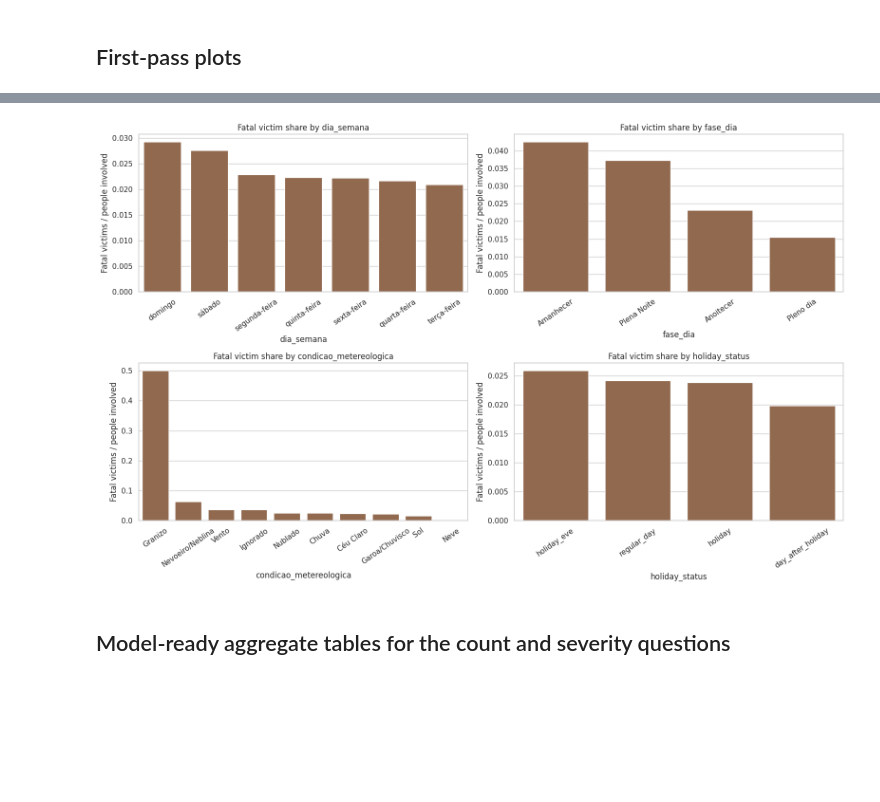
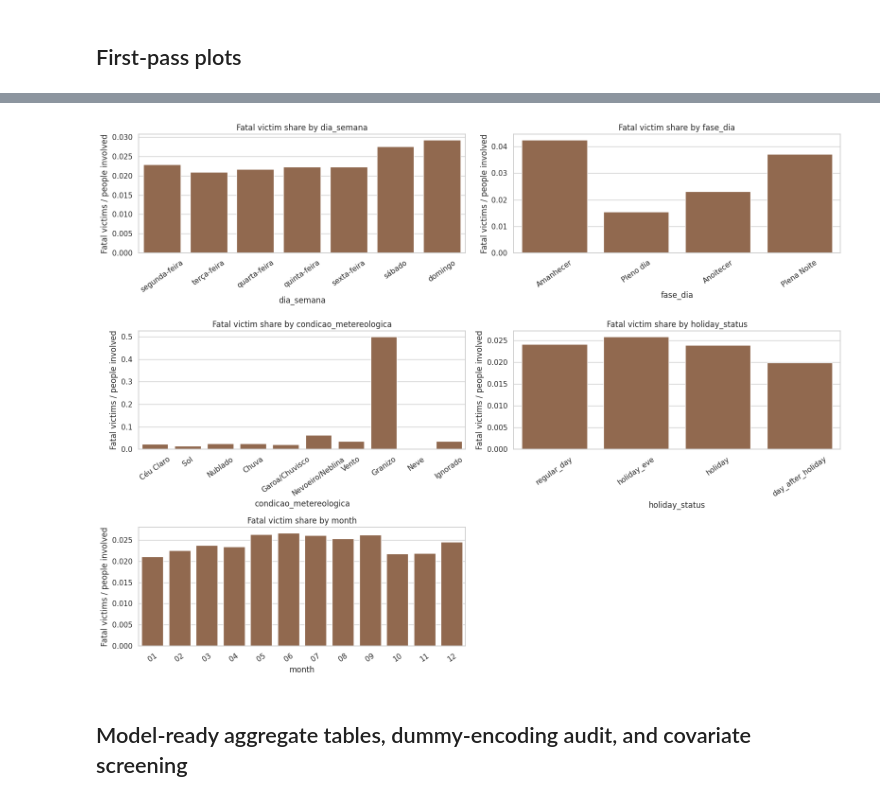
Before and after one commit to alwolmer/radar-prf-101, a Jupyter notebook: notebooks/eda-p2.ipynb, the cells around one changed output, grey strips where cells are left out. Saved outputs shown, nothing was run; the diff lists cells and outputs as text; code cells hidden in the pictures; blank space fills up the shorter version.

```diff
--- a/notebooks/eda-p2.ipynb
+++ b/notebooks/eda-p2.ipynb
@@ -185,6 +649,7 @@ analysis_df = canonical_accidents.copy()
 analysis_df["timestamp"] = pd.to_datetime(analysis_df["timestamp"], errors="coerce")
 analysis_df["accident_date"] = analysis_df["timestamp"].dt.date
 analysis_df["year"] = pd.to_numeric(analysis_df["year"], errors="coerce").astype("Int64")
+analysis_df["month"] = analysis_df["timestamp"].dt.month.astype("Int64")
 analysis_df["mortos"] = pd.to_numeric(analysis_df["mortos"], errors="coerce").fillna(0)
 analysis_df["pessoas"] = pd.to_numeric(analysis_df["pessoas"], errors="coerce").fillna(0)
 analysis_df["fatal_victims_occ"] = pd.to_numeric(
@@ -318,18 +793,25 @@ category_year_summaries_df.head(20)
 # %% [markdown]
 ## First-pass plots
 # %%
-fig, axes = plt.subplots(2, 2, figsize=(16, 10))
-axes = axes.ravel()
+plot_categories = CATEGORY_COLUMNS
+ncols = 2
+nrows = int(np.ceil(len(plot_categories) / ncols))
+fig, axes = plt.subplots(nrows, ncols, figsize=(16, 4 * nrows))
+axes = np.atleast_1d(axes).ravel()
 
-for axis, category in zip(axes, CATEGORY_COLUMNS, strict=False):
-    plot_df = category_summaries.loc[category_summaries["variable"].eq(category)].copy()
-    plot_df = plot_df.sort_values("accident_count", ascending=False).head(12)
-    sns.barplot(data=plot_df, x=category, y="accident_count", ax=axis, color="#2a6f97")
+for axis, category in zip(axes, plot_categories, strict=False):
+    plot_df = category_summaries.loc[
+        category_summaries["variable"].eq(category) & category_summaries["level_observed"]
+    ].copy()
+    sns.barplot(data=plot_df, x="level_label", y="accident_count", ax=axis, color="#2a6f97")
     axis.set_title(f"Accident count by {category}")
     axis.set_xlabel(category)
     axis.set_ylabel("Accident count")
     axis.tick_params(axis="x", rotation=35)
 
+for axis in axes[len(plot_categories):]:
+    axis.set_visible(False)
+
 plt.tight_layout()
 plt.show()
 # %% [output]
@@ -337,22 +819,35 @@ plt.show()
 # %%
-fig, axes = plt.subplots(2, 2, figsize=(16, 10))
-axes = axes.ravel()
+plot_categories = CATEGORY_COLUMNS
+ncols = 2
+nrows = int(np.ceil(len(plot_categories) / ncols))
+fig, axes = plt.subplots(nrows, ncols, figsize=(16, 4 * nrows))
+axes = np.atleast_1d(axes).ravel()
 
-for axis, category in zip(axes, CATEGORY_COLUMNS, strict=False):
-    plot_df = category_summaries.loc[category_summaries["variable"].eq(category)].copy()
-    plot_df = plot_df.sort_values("fatal_victim_share", ascending=False).head(12)
-    sns.barplot(data=plot_df, x=category, y="fatal_victim_share", ax=axis, color="#9c6644")
+for axis, category in zip(axes, plot_categories, strict=False):
+    plot_df = category_summaries.loc[
+        category_summaries["variable"].eq(category) & category_summaries["level_observed"]
+    ].copy()
+    sns.barplot(
+        data=plot_df,
+        x="level_label",
+        y="fatal_victim_share",
+        ax=axis,
+        color="#9c6644",
+    )
     axis.set_title(f"Fatal victim share by {category}")
     axis.set_xlabel(category)
     axis.set_ylabel("Fatal victims / people involved")
     axis.tick_params(axis="x", rotation=35)
 
+for axis in axes[len(plot_categories):]:
+    axis.set_visible(False)
+
 plt.tight_layout()
 plt.show()
 # %% [output]
-[figure, old version]
+[figure, new version]
 # %% [markdown]
-## Model-ready aggregate tables for the count and severity questions
+## Model-ready aggregate tables, dummy-encoding audit, and covariate screening
 # %%
 model_frame = (
     analysis_df.groupby(
```
Also changed, not shown: parts of 11 cells of this notebook.
